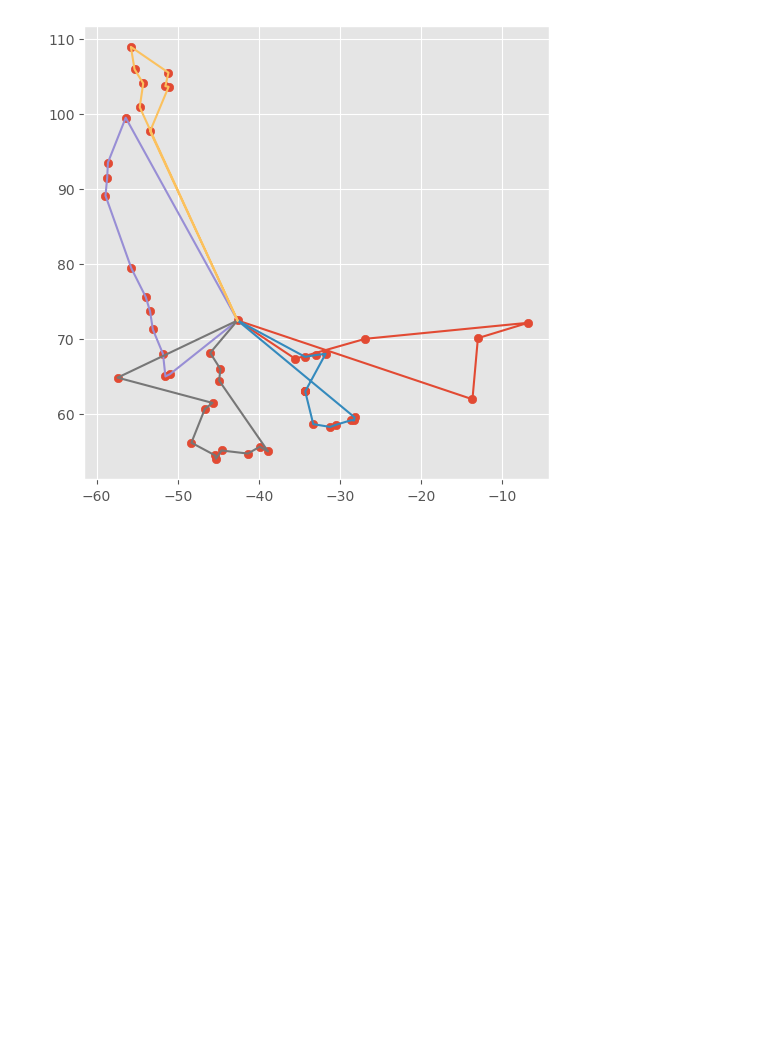
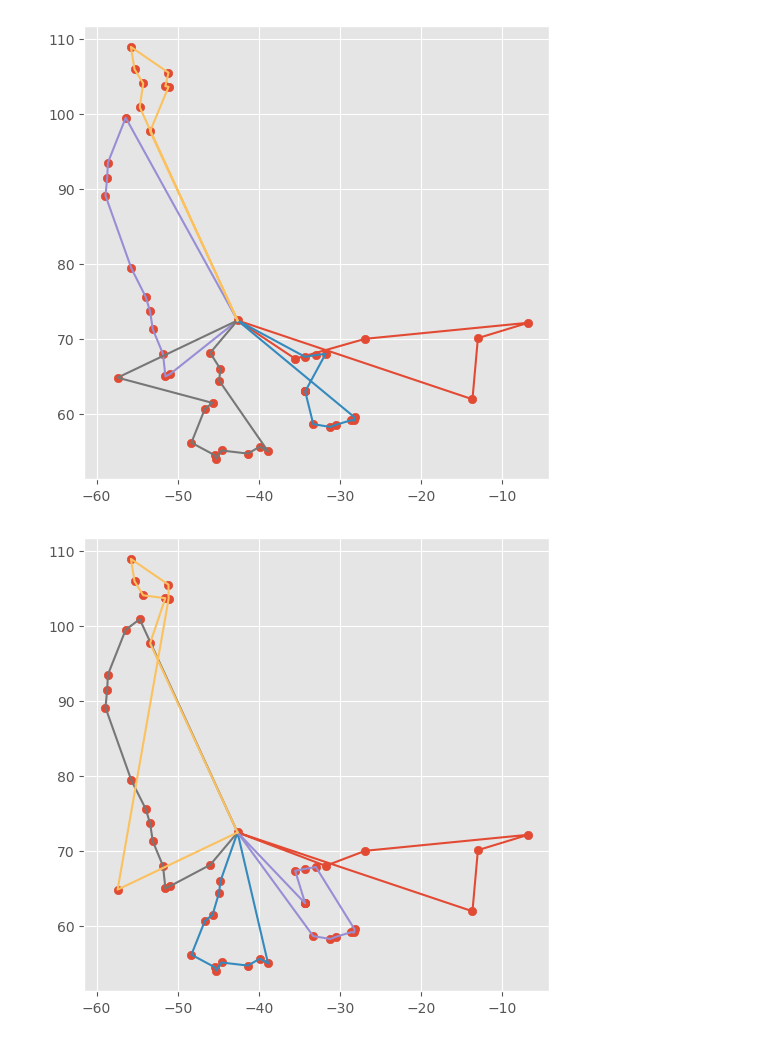
Before and after one commit to EvgenyOleshkevich/transopt_routing, a Jupyter notebook: NIER/NIR_balanced_weight2.ipynb, the cells around one changed output. Saved outputs shown, nothing was run; the diff lists cells and outputs as text; code cells hidden in the pictures; blank space fills up the shorter version.

```diff
--- a/NIER/NIR_balanced_weight2.ipynb
+++ b/NIER/NIR_balanced_weight2.ipynb
@@ -473,3 +473,24 @@ for rout in routs1:
 # 30 sec
 # %% [output]
 [figure]
+# %%
+#ANT
+
+routs_index = [[0, 30, 31, 47, 1, 2, 0, 0],
+[0, 50, 37, 38, 35, 36, 15, 26, 21, 22, 23, 24, 0, 0],
+[0, 18, 16, 17, 19, 20, 25, 29, 28, 27, 39, 40, 41, 42, 0, 0],
+[0, 49, 9, 8, 10, 4, 5, 6, 7, 32, 33, 34, 3, 14, 0, 0],
+[0, 48, 12, 13, 45, 46, 44, 11, 43, 0, 0]]
+rout_X = []
+rout_Y = []
+
+fig = plt.figure(figsize=(6,6), dpi=100)
+
+routs1 = get_routs(routs_index)
+scatter(X,Y)
+for rout in routs1:
+    plt.plot(rout[0], rout[1])
+# lenght: 936.201
+# 30 sec
+# %% [output]
+[figure, added]
```
Also changed, not shown: parts of 2 cells of this notebook, 4 other files.
